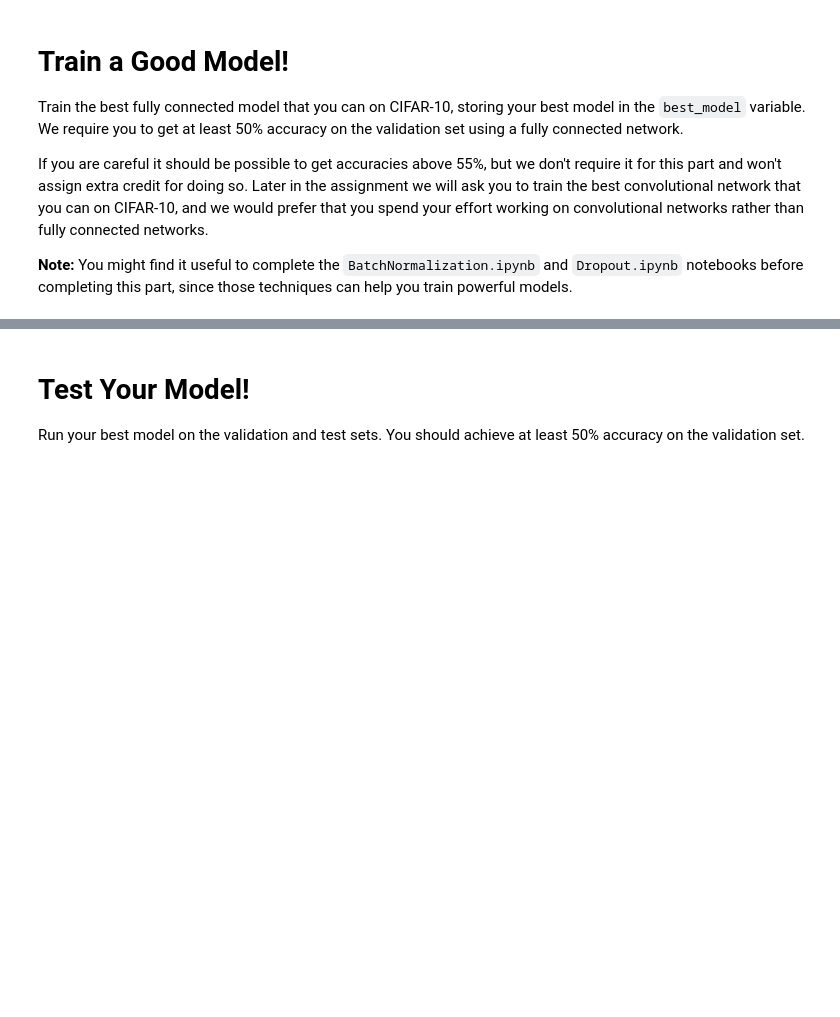
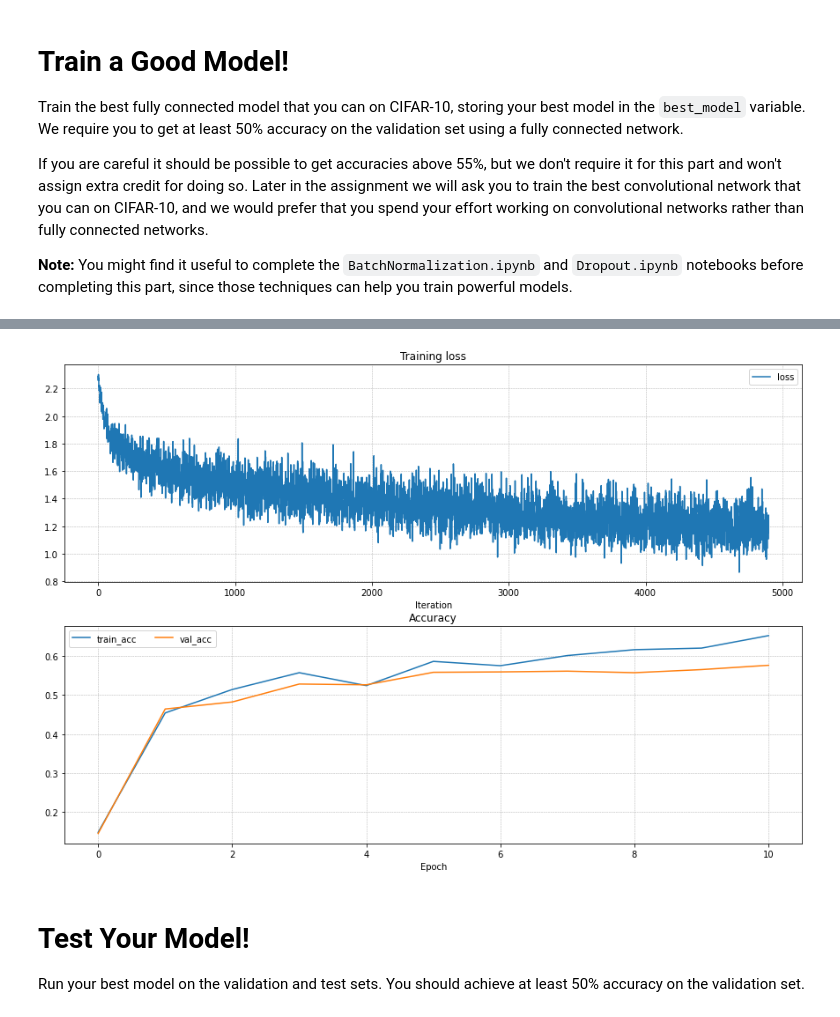
Before and after one commit to alphalm4/CS231n, a Jupyter notebook: assignment2/FullyConnectedNets.ipynb, the cells around one changed output, grey strips where cells are left out. Drawn from its saved outputs; the diff is of its cells as text; code cells hidden in the pictures; blank space fills up the shorter version.

```diff
--- a/assignment2/FullyConnectedNets.ipynb
+++ b/assignment2/FullyConnectedNets.ipynb
@@ -540,7 +540,24 @@ best_model = None
 ################################################################################
 # *****START OF YOUR CODE (DO NOT DELETE/MODIFY THIS LINE)*****
 
-pass
+model = FullyConnectedNet(
+        [500, 200, 50],
+        weight_scale=5e-2,
+        dropout_keep_ratio = 0.75,
+        normalization='batchnorm',
+    )
+solver = Solver(
+    model,
+    data,
+    num_epochs=10,
+    batch_size=100,
+    update_rule='adam',
+    optim_config={'learning_rate': 1e-3},
+    verbose=True
+)
+
+solver.train()
+
 
 # *****END OF YOUR CODE (DO NOT DELETE/MODIFY THIS LINE)*****
 ################################################################################
@@ -548,0 +584,17 @@ pass
+# %%
+fig, axes = plt.subplots(2, 1, figsize=(15, 10))
+
+axes[0].set_title('Training loss')
+axes[0].set_xlabel('Iteration')
+axes[1].set_title('Accuracy')
+axes[1].set_xlabel('Epoch')
+
+axes[0].plot(solver.loss_history, label=f"loss")
+axes[1].plot(solver.train_acc_history, label=f"train_acc")
+axes[1].plot(solver.val_acc_history, label=f"val_acc")
+
+for ax in axes:
+    ax.legend(loc="best", ncol=4)
+    ax.grid(linestyle='--', linewidth=0.5)
+# %% [output]
+[figure, added]
```
Also changed, not shown: parts of 4 cells of this notebook.
